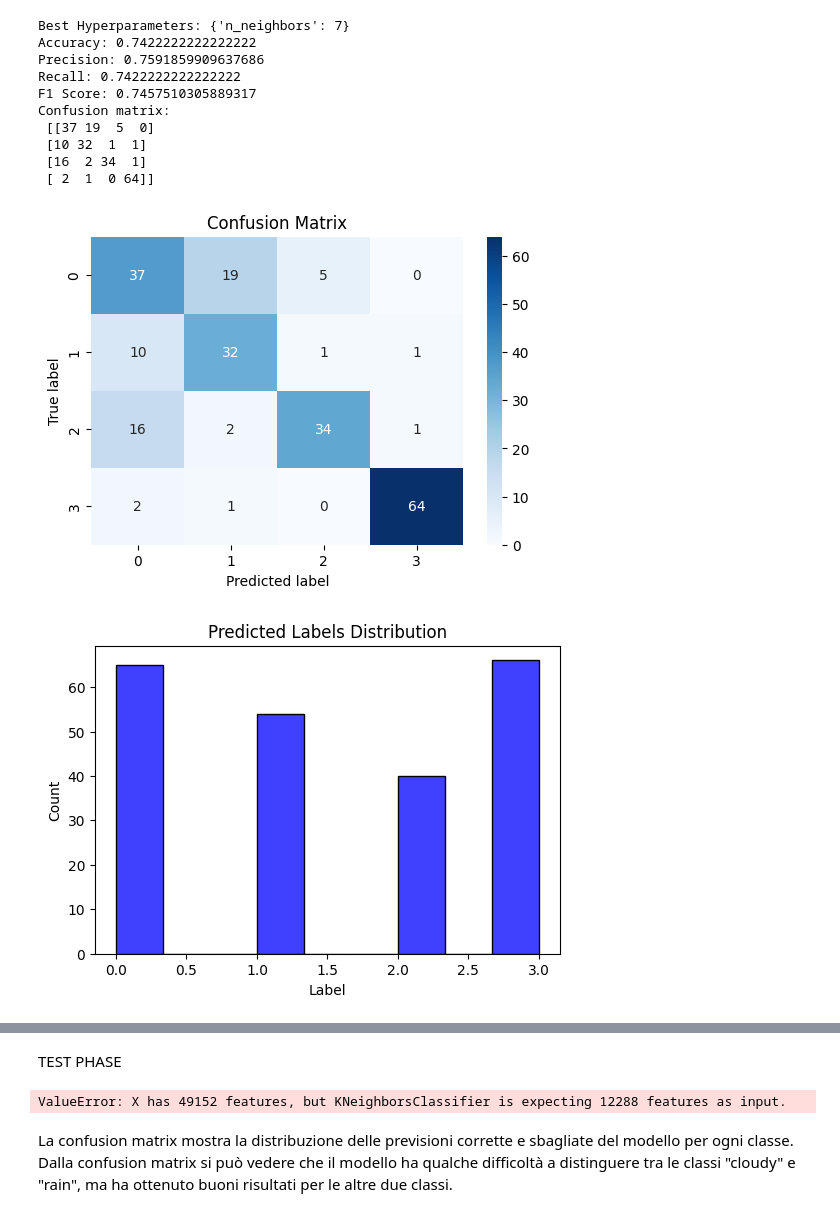
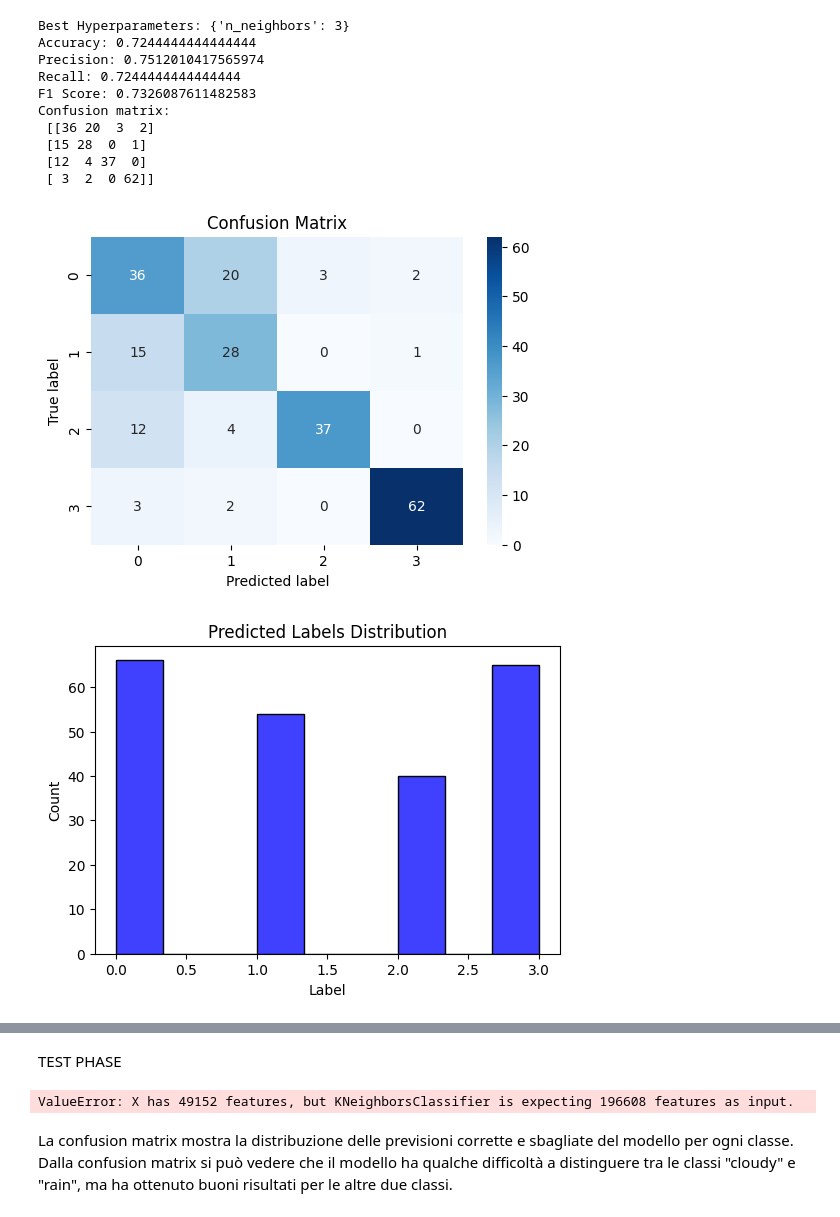
Before and after one commit to GiovTemp/ml-landscape-weather-classification, a Jupyter notebook: models/k-nn/model-without-preprocessing.ipynb, the cells around one changed output, grey strips where cells are left out. Drawn from its saved outputs; the diff is of its cells as text; code cells hidden in the pictures.

```diff
--- a/models/k-nn/model-without-preprocessing.ipynb
+++ b/models/k-nn/model-without-preprocessing.ipynb
@@ -24,7 +24,7 @@ for c in class_labels:
     class_dir = os.path.join(train_dir, c)
     for file in os.listdir(class_dir):
         img = cv2.imread(os.path.join(class_dir, file))
-        img_resized = cv2.resize(img, (128, 128))
+        img_resized = cv2.resize(img, (256, 256))
         train_images.append(img_resized.flatten())
         train_labels.append(label_dict[c])
 X_train = np.array(train_images)
@@ -57,44 +57,44 @@ cm = confusion_matrix(y_val, y_pred)
 print(f"Best Hyperparameters: {best_params}")
 print(f"Accuracy: {accuracy}")
 print(f"Precision: {precision}")
 print(f"Recall: {recall}")
 print(f"F1 Score: {f1}")
 print("Confusion matrix:\n", cm)
 
 # Visualize the confusion matrix, predicted labels distribution, and true labels distribution
 plt.figure(figsize=(6, 4))
 sns.heatmap(cm, annot=True, cmap='Blues')
 plt.title('Confusion Matrix')
 plt.xlabel('Predicted label')
 plt.ylabel('True label')
 plt.show()
 
 plt.figure(figsize=(6, 4))
 sns.histplot(y_pred, color='blue')
 plt.title('Predicted Labels Distribution')
 plt.xlabel('Label')
 plt.ylabel('Count')
 plt.show()
 
 plt.figure(figsize=(6, 4))
 sns.histplot(y_val, color='green')
 plt.title('True Labels Distribution')
 plt.xlabel('Label')
 plt.ylabel('Count')
 plt.show()
 # %% [output]
-Best Hyperparameters: {'n_neighbors': 7}
-Accuracy: 0.7422222222222222
-Precision: 0.7591859909637686
-Recall: 0.7422222222222222
-F1 Score: 0.7457510305889317
+Best Hyperparameters: {'n_neighbors': 3}
+Accuracy: 0.7244444444444444
+Precision: 0.7512010417565974
+Recall: 0.7244444444444444
+F1 Score: 0.7326087611482583
 Confusion matrix:
- [[37 19  5  0]
- [10 32  1  1]
- [16  2 34  1]
- [ 2  1  0 64]]
+ [[36 20  3  2]
+ [15 28  0  1]
+ [12  4 37  0]
+ [ 3  2  0 62]]
-[figure, old version]
+[figure, new version]
-[figure, old version]
+[figure, new version]
 [figure]
 # %% [markdown]
 TEST PHASE
@@ -161,6 +161,6 @@ plt.xlabel('Label')
 plt.ylabel('Count')
 plt.show()
 # %% [output]
-ValueError: X has 49152 features, but KNeighborsClassifier is expecting 12288 features as input.
+ValueError: X has 49152 features, but KNeighborsClassifier is expecting 196608 features as input.
 # %% [markdown]
 La confusion matrix mostra la distribuzione delle previsioni corrette e sbagliate del modello per ogni classe. Dalla confusion matrix si può vedere che il modello ha qualche difficoltà a distinguere tra le classi "cloudy" e "rain", ma ha ottenuto buoni risultati per le altre due classi.
```
Also changed, not shown: 1 other file.
